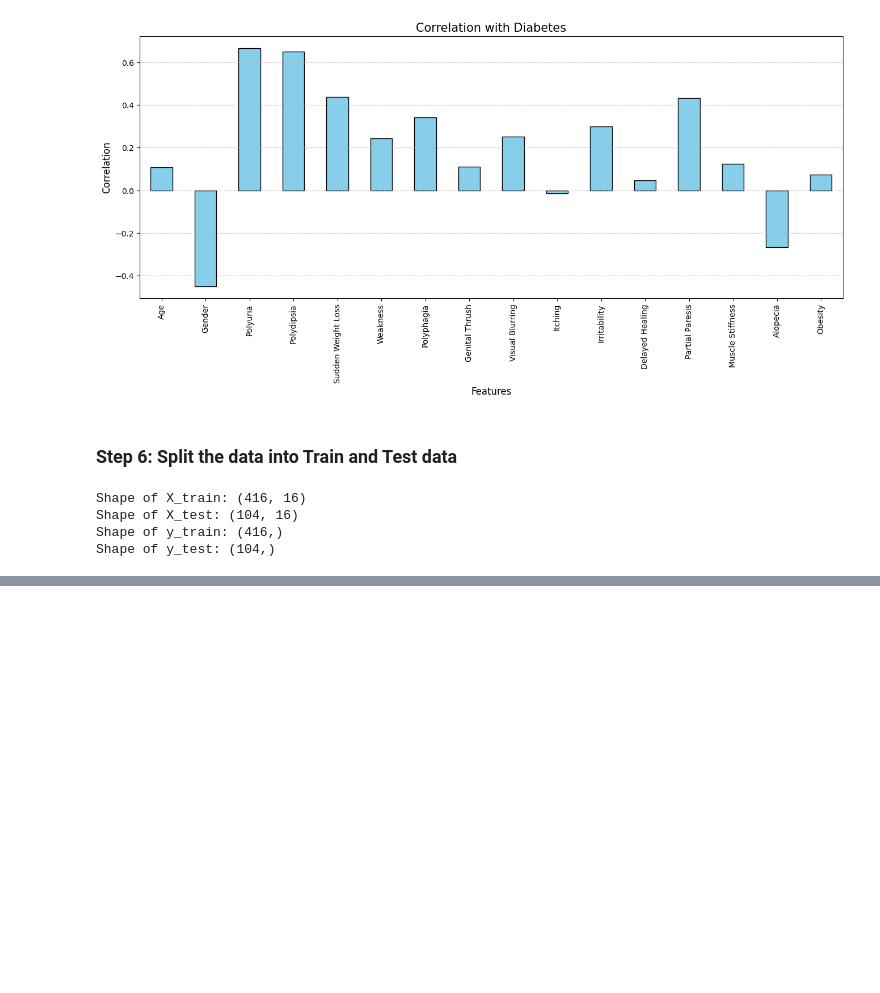
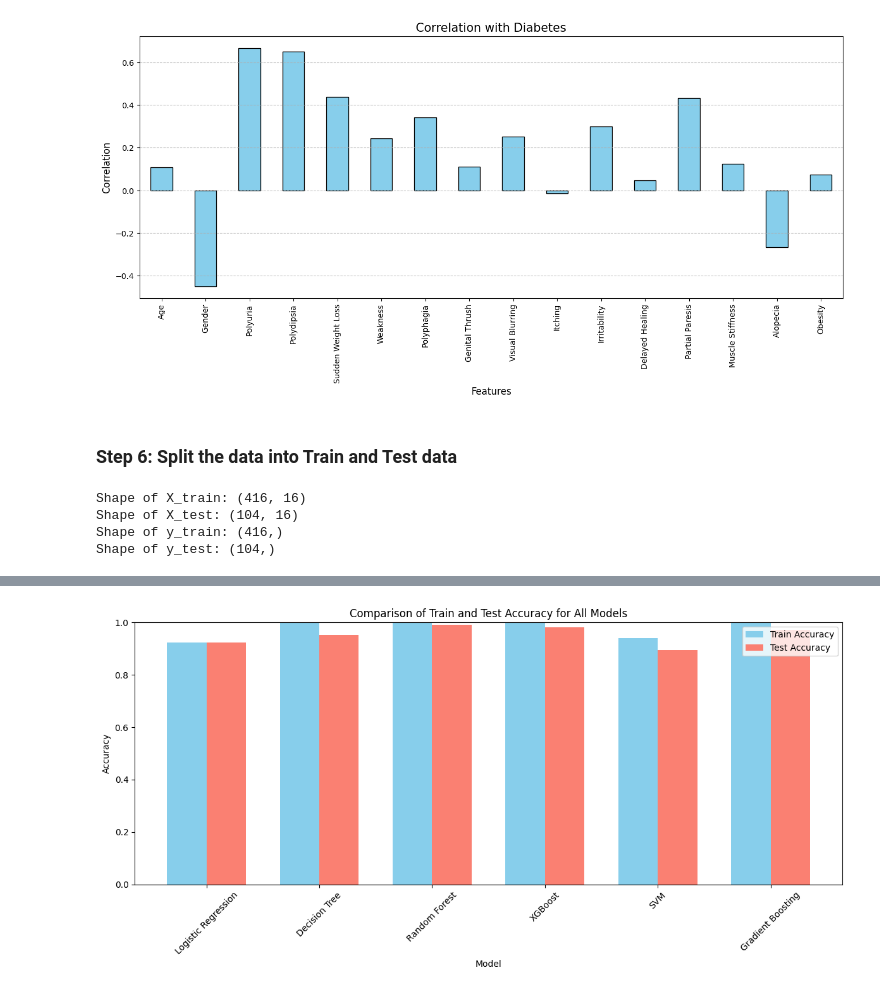
Before and after one commit to Angad143/HealthScope---A-Multi-Disease-Progression-and-Severity-Prediction-Platform, a Jupyter notebook: Diabetes Progression Prediction/Diabetes_Diseases_Prediction.ipynb, the cells around one changed output, grey strips where cells are left out. Saved outputs shown, nothing was run; the diff lists cells and outputs as text; code cells hidden in the pictures; blank space fills up the shorter version.

Commit message:
Model build and evaluation

```diff
--- a/Diabetes Progression Prediction/Diabetes_Diseases_Prediction.ipynb
+++ b/Diabetes Progression Prediction/Diabetes_Diseases_Prediction.ipynb
@@ -1054,0 +1159,4 @@ Shape of y_test: (104,)
+# %%
+print("Random Forest:")
+rf_model = RandomForestClassifier(random_state=42)
+rf_metrics = evaluate_model(rf_model, X_train, y_train, X_test, y_test)
@@ -1054,0 +1183,4 @@ Shape of y_test: (104,)
+# %%
+print("XGBoost:")
+xgb_model = XGBClassifier(use_label_encoder=False, eval_metric='logloss')
+xgb_metrics = evaluate_model(xgb_model, X_train, y_train, X_test, y_test)
@@ -1054,0 +1207,4 @@ Shape of y_test: (104,)
+# %%
+print("Support Vector Machine:")
+svm_model = SVC(kernel='linear', probability=True)
+svm_metrics = evaluate_model(svm_model, X_train, y_train, X_test, y_test)
@@ -1054,0 +1231,4 @@ Shape of y_test: (104,)
+# %%
+print("Gradient Boosting Classifier:")
+gb_model = GradientBoostingClassifier()
+gb_metrics = evaluate_model(gb_model, X_train, y_train, X_test, y_test)
@@ -1054,0 +1288,24 @@ Shape of y_test: (104,)
+# %%
+# Set up the plot
+x = np.arange(len(results_df['Model']))  # Model names on x-axis
+width = 0.35  # Width of each bar
+
+plt.figure(figsize=(12, 6))
+
+# Plot bars for Train Accuracy
+plt.bar(x - width/2, results_df['Train Accuracy'], width, label='Train Accuracy', color='skyblue')
+
+# Plot bars for Test Accuracy
+plt.bar(x + width/2, results_df['Test Accuracy'], width, label='Test Accuracy', color='salmon')
+
+# Add labels, title, and legend
+plt.xlabel('Model')
+plt.ylabel('Accuracy')
+plt.title('Comparison of Train and Test Accuracy for All Models')
+plt.xticks(x, results_df['Model'], rotation=45)
+plt.ylim(0, 1)  # Set y-axis limit between 0 and 1
+plt.legend()
+plt.tight_layout()
+plt.show()
+# %% [output]
+[figure, added]
```
Also changed, not shown: parts of 16 cells of this notebook.
